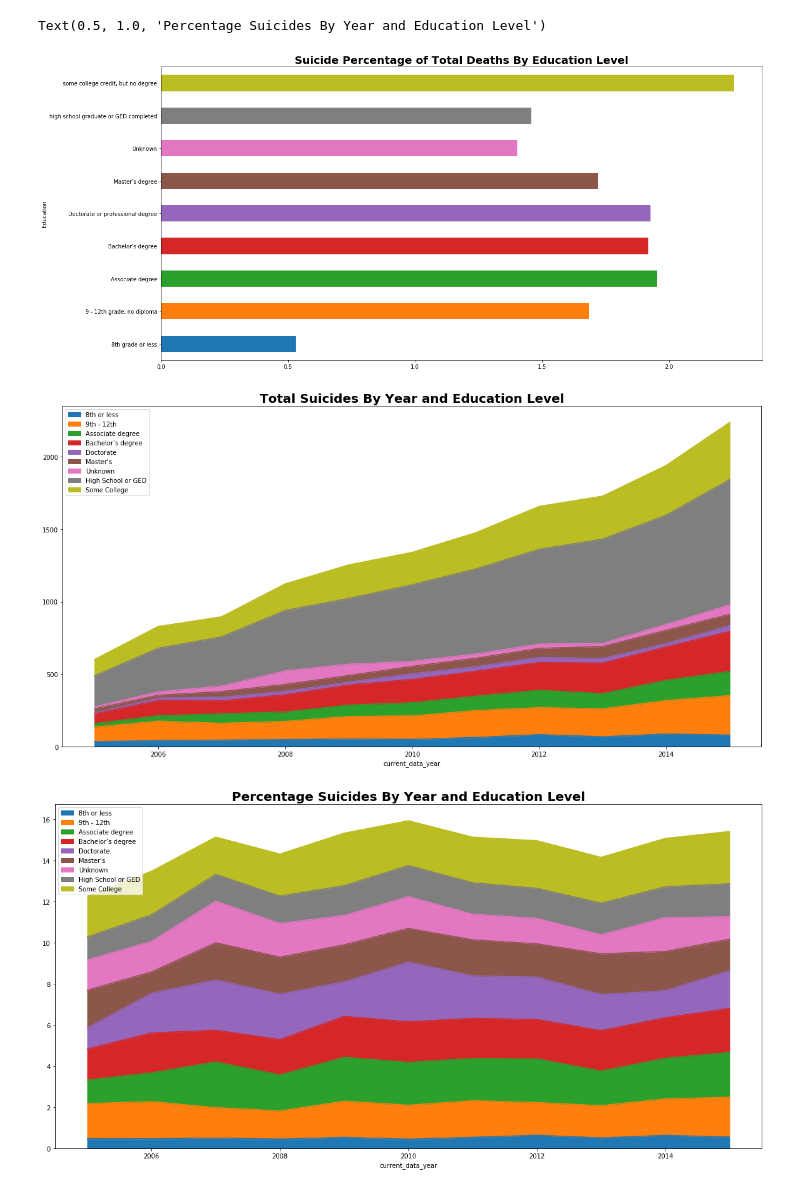
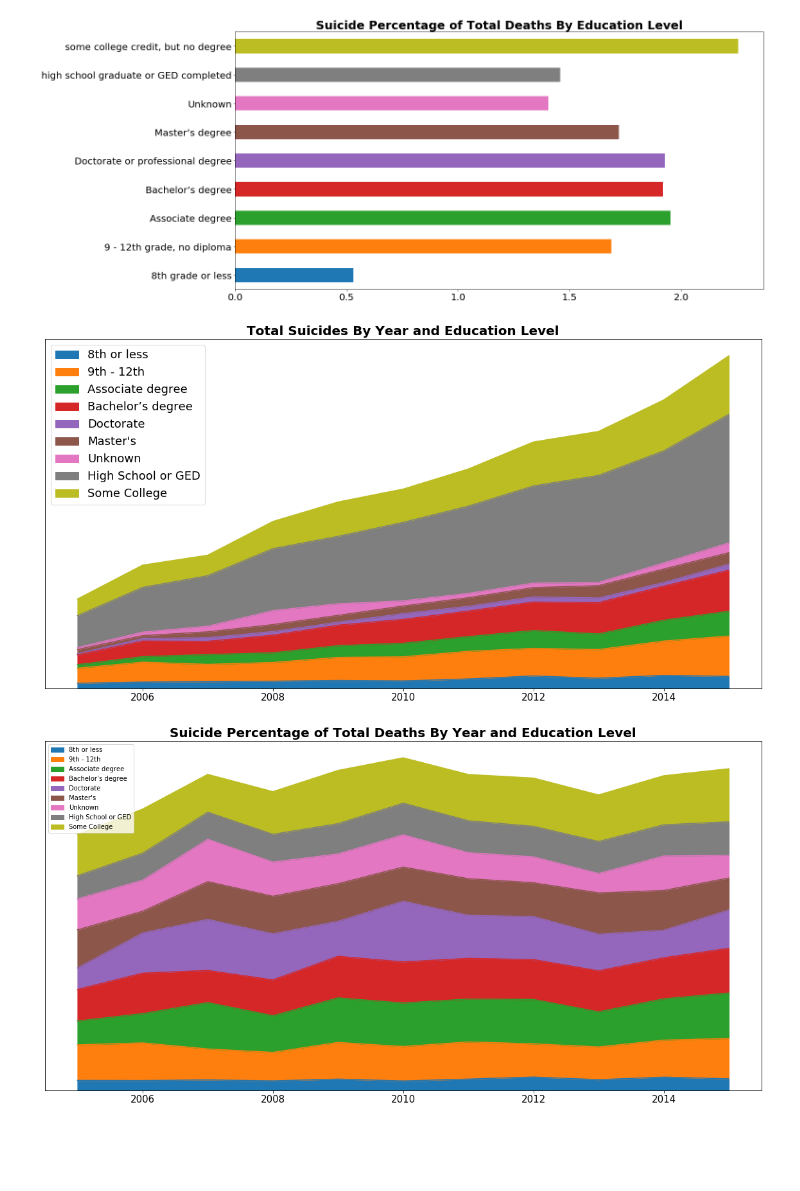
Before and after one commit to Salazarda/Project_1, a Jupyter notebook: P1_Seth.ipynb, the cells around one changed output. Drawn from its saved outputs; the diff is of its cells as text; code cells hidden in the pictures; blank space fills up the shorter version.

```diff
--- a/P1_Seth.ipynb
+++ b/P1_Seth.ipynb
@@ -152,26 +163,29 @@ Text(0.5, 0.98, 'Suicide By Year and Age')
 # %%
 #create education groupby to identify suicide percentage by education group
+# education groupby
 EdGroup = deathdf.groupby(["Education"])
 
+# Grouped series that are the sum of their dummies
+# adding all together to find percentages
 EdSuiCnt = EdGroup["SuicideCnt"].sum()
 EdOtherCnt = EdGroup["OtherCnt"].sum()
 EdAll = EdSuiCnt + EdOtherCnt
 EdSuiPercent = (EdSuiCnt / EdAll)*100
 
-
-
+# DataFrame out of grouped series
 SuicideByEducation = pd.DataFrame({"Suicide": EdSuiCnt,
                                   "Other": EdOtherCnt,
                                   "Suicide Percent":EdSuiPercent})
 SuicideByEducation.plot(kind="barh", y="Suicide Percent", legend=False, figsize=(20, 10))
-plt.title("Suicide Percentage of Total Deaths By Education Level", fontsize=20, fontweight="bold")
+plt.tick_params(axis='both', which='major', labelsize=20)
+plt.ylabel("")
+plt.title("Suicide Percentage of Total Deaths By Education Level", fontsize=25, fontweight="bold")
+plt.savefig("SuiByEd.png")
 
-
-
-
-
+# education groupby on only suicides
 EdYearGroup = SuiOnly.groupby(["current_data_year"])
 
+# summing the dummies according to the groupby
 eighth = EdYearGroup["8th grade or less"].sum()
 ninth = EdYearGroup["9 - 12th grade, no diploma"].sum()
 assoc = EdYearGroup["Associate degree"].sum()
@@ -182,6 +196,7 @@ unkwn = EdYearGroup["Unknown"].sum()
 hs = EdYearGroup["high school graduate or GED completed"].sum()
 some = EdYearGroup["some college credit, but no degree"].sum()
 
+# dataframe of suicide only groupbys
 EdYeardf = pd.DataFrame({"8th or less": eighth,
                         "9th - 12th": ninth,
                         "Associate degree": assoc,
@@ -192,12 +207,17 @@ EdYeardf = pd.DataFrame({"8th or less": eighth,
                         "High School or GED": hs,
                         "Some College":some})
 EdYeardf.plot.area(figsize=(20, 10))
+plt.tick_params(axis='x', which='major', labelsize=15)
+plt.legend(loc=2, prop={'size': 18})
+plt.tick_params(axis='y', which='both', right='off', left='off', labelleft='off')
+plt.xlabel("")
 plt.title("Total Suicides By Year and Education Level", fontsize=20, fontweight="bold")
+plt.savefig("SuiByYearEd.png")
 
-
-
+# education groupby on only suicides
 EdYearGroupOther = OtherOnly.groupby(["current_data_year"])
 
+# summing dummies according to groupbys
 eighthother = EdYearGroupOther["8th grade or less"].sum()
 ninthother = EdYearGroupOther["9 - 12th grade, no diploma"].sum()
 assocother = EdYearGroupOther["Associate degree"].sum()
@@ -208,6 +228,7 @@ unkwnother = EdYearGroupOther["Unknown"].sum()
 hsother = EdYearGroupOther["high school graduate or GED completed"].sum()
 someother = EdYearGroupOther["some college credit, but no degree"].sum()
 
+# dataframe of year education groupby on other deaths
 EdYeardfOther = pd.DataFrame({"8th or less": eighthother,
                         "9th - 12th": ninthother,
                         "Associate degree": assocother,
@@ -218,45 +239,60 @@ EdYeardfOther = pd.DataFrame({"8th or less": eighthother,
                         "High School or GED": hsother,
                         "Some College":someother})
 
+# merging the two dataframes together
+# why did I do this this way??
 EdYeardfAll = EdYeardf.merge(EdYeardfOther, left_index=True, right_index=True, suffixes=("","_O"))
 
-
+# making percentage columns
 EdYeardfAll["8thPer"] = (EdYeardfAll["8th or less"] / (EdYeardfAll["8th or less"] + EdYeardfAll["8th or less_O"]))*100
 EdYeardfAll["9thPer"] = (EdYeardfAll["9th - 12th"] / (EdYeardfAll["9th - 12th"] + EdYeardfAll["9th - 12th_O"]))*100
 EdYeardfAll["asscPer"] = (EdYeardfAll["Associate degree"] / (EdYeardfAll["Associate degree"] + EdYeardfAll["Associate degree_O"]))*100
 EdYeardfAll["bachPer"] = (EdYeardfAll["Bachelor’s degree"] / (EdYeardfAll["Bachelor’s degree"] + EdYeardfAll["Bachelor’s degree_O"]))*100
 EdYeardfAll["docPer"] = (EdYeardfAll["Doctorate"] / (EdYeardfAll["Doctorate"] + EdYeardfAll["Doctorate_O"]))*100
 EdYeardfAll["masPer"] = (EdYeardfAll["Master's"] / (EdYeardfAll["Master's"] + EdYeardfAll["Master's_O"]))*100
 EdYeardfAll["unkPer"] = (EdYeardfAll["Unknown"] / (EdYeardfAll["Unknown"] + EdYeardfAll["Unknown_O"]))*100
 EdYeardfAll["hsPer"] = (EdYeardfAll["High School or GED"] / (EdYeardfAll["High School or GED"] + EdYeardfAll["High School or GED_O"]))*100
 EdYeardfAll["somePer"] = (EdYeardfAll["Some College"] / (EdYeardfAll["Some College"] + EdYeardfAll["Some College_O"]))*100
 
-
+# dropping the columns we don't need
 EdYeardfAll = EdYeardfAll.drop(["8th or less", "8th or less_O",
                                "9th - 12th","9th - 12th_O",
                                "Associate degree", "Associate degree_O",
                                "Bachelor’s degree", "Bachelor’s degree_O",
                                "Doctorate", "Doctorate_O",
                                "Master's", "Master's_O",
                                "Unknown", "Unknown_O",
                                "High School or GED", "High School or GED_O",
                                "Some College", "Some College_O"], axis=1)
 
+# renaming the remaining columns for graph aesthetics
 EdYeardfAll = EdYeardfAll.rename(columns={"8thPer": "8th or less",
                                          "9thPer": "9th - 12th",
                                          "asscPer": "Associate degree",
                                          "bachPer": "Bachelor’s degree",
                                          "docPer": "Doctorate",
                                          "masPer": "Master's",
                                          "unkPer": "Unknown",
                                          "hsPer": "High School or GED",
                                          "somePer": "Some College"})
+# area chart of suicide by education level
 EdYeardfAll.plot.area(figsize=(20, 10))
-plt.title("Percentage Suicides By Year and Education Level", fontsize=20, fontweight="bold")
-EdYeardfAll.plot.line(figsize=(20, 10))
-plt.title("Percentage Suicides By Year and Education Level", fontsize=20, fontweight="bold")
+plt.tick_params(axis='both', which='major', labelsize=15)
+plt.tick_params(axis='y', which='both', right='off', left='off', labelleft='off')
+plt.xlabel("")
+plt.title("Suicide Percentage of Total Deaths By Year and Education Level", fontsize=20, fontweight="bold")
+plt.savefig("SuiPercByYearEd.png")
+
+# line chart of suicide by education level
+colors = ["yellow", "purple"]
+lineed = EdYeardfAll[["Some College", "Doctorate"]]
+lineed.plot.line(figsize=(20, 10), color=colors, linewidth=7.0)
+plt.tick_params(axis='both', which='major', labelsize=15)
+plt.legend(loc=2, prop={'size': 18})
+plt.xlabel("")
+plt.title("Suicide Percentage of Total Deaths By Year and Education Level", fontsize=20, fontweight="bold")
+plt.savefig("SuiPercByYearEdDocSomeCol.png")
 # %% [output]
-Text(0.5, 1.0, 'Percentage Suicides By Year and Education Level')
-[figure, old version]
+[figure, new version]
-[figure, old version]
+[figure, new version]
-[figure, old version]
+[figure, new version]
```
Also changed, not shown: parts of 17 cells of this notebook, 16 other files.
